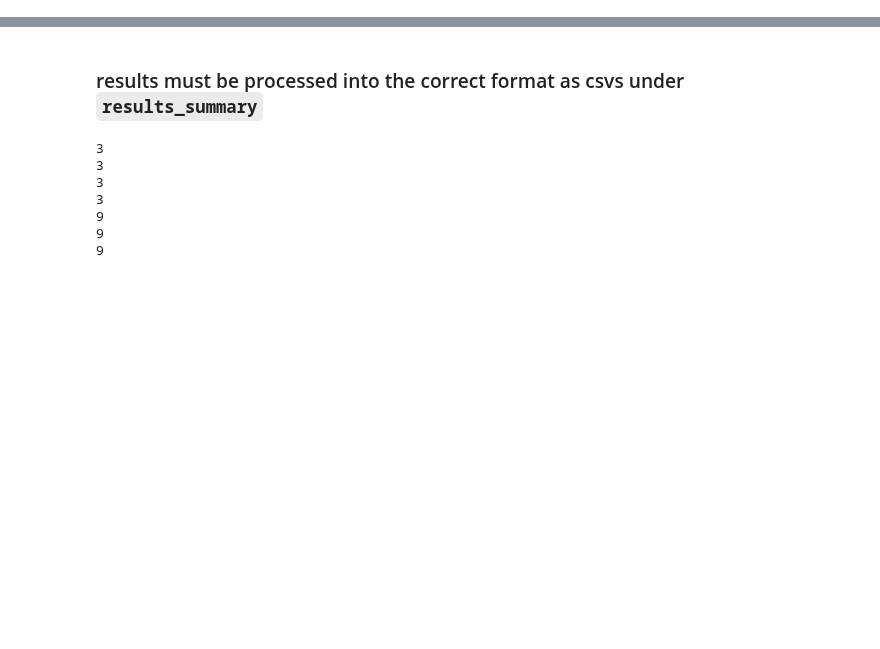
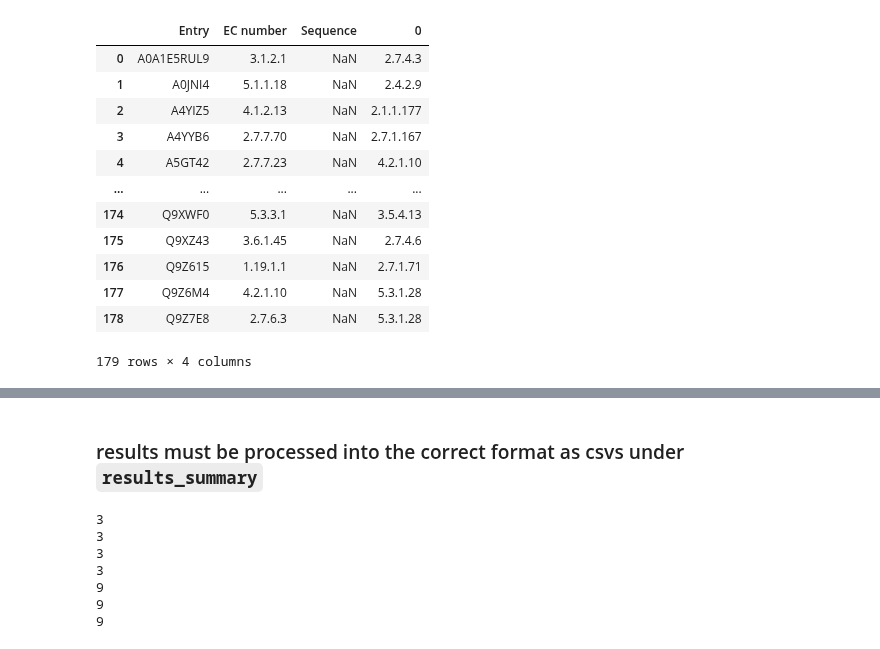
Before and after one commit to jsunn-y/CARE, a Jupyter notebook: performance_evaluation.ipynb, the cells around one changed output, grey strips where cells are left out. Cells and saved outputs as stored; diff of their text form; code cells hidden in the pictures; blank space fills up the shorter version.

```diff
--- a/performance_evaluation.ipynb
+++ b/performance_evaluation.ipynb
@@ -64,3 +63,20 @@ def get_accuracy_level(predicted_ECs, true_ECs):
 #supress warnings
 import warnings
 warnings.filterwarnings("ignore")
+# %%
+df = pd.read_csv('/disk1/jyang4/repos/CARE/task1_baselines/results_summary/ChatGPT/promiscuous_protein_test_results_df.csv')
+df
+# %% [output]
+|  | Entry | EC number | Sequence | 0 |
+| 0 | A0A1E5RUL9 | 3.1.2.1 | NaN | 2.7.4.3 |
+| 1 | A0JNI4 | 5.1.1.18 | NaN | 2.4.2.9 |
+| 2 | A4YIZ5 | 4.1.2.13 | NaN | 2.1.1.177 |
+| 3 | A4YYB6 | 2.7.7.70 | NaN | 2.7.1.167 |
+| 4 | A5GT42 | 2.7.7.23 | NaN | 4.2.1.10 |
+| ... | ... | ... | ... | ... |
+| 174 | Q9XWF0 | 5.3.3.1 | NaN | 3.5.4.13 |
+| 175 | Q9XZ43 | 3.6.1.45 | NaN | 2.7.4.6 |
+| 176 | Q9Z615 | 1.19.1.1 | NaN | 2.7.1.71 |
+| 177 | Q9Z6M4 | 4.2.1.10 | NaN | 5.3.1.28 |
+| 178 | Q9Z7E8 | 2.7.6.3 | NaN | 5.3.1.28 |
+179 rows × 4 columns
```
Also changed, not shown: parts of 3 cells of this notebook.
